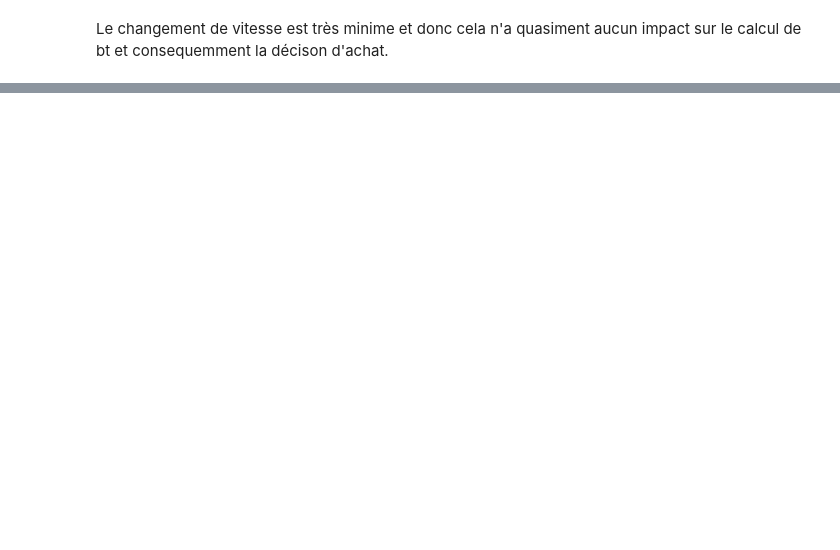
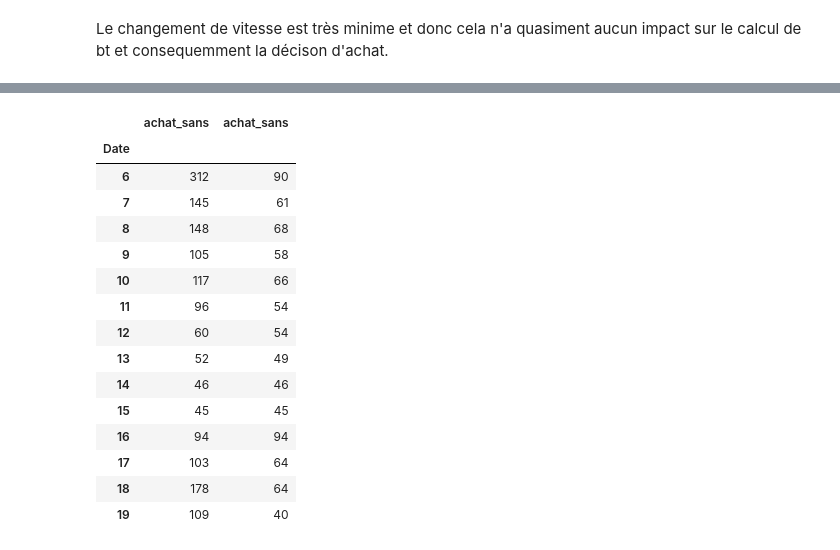
Before and after one commit to ThomasM-mecen/Displayce_internship, a Jupyter notebook: Pacing/Pacing_simulation_v5.ipynb, the cells around one changed output, grey strips where cells are left out. Cells and saved outputs as stored; diff of their text form; code cells hidden in the pictures; blank space fills up the shorter version.

```diff
--- a/Pacing/Pacing_simulation_v5.ipynb
+++ b/Pacing/Pacing_simulation_v5.ipynb
@@ -543,0 +549,19 @@ Le changement de vitesse est très minime et donc cela n'a quasiment aucun impac
+# %%
+pd.concat([jour.achat_sans.groupby(jour.index.hour).size(), jour.achat_sans.groupby(jour.index.hour).sum()],axis=1)
+# %% [output]
+|  | achat_sans | achat_sans |
+| Date |  |  |
+| 6 | 312 | 90 |
+| 7 | 145 | 61 |
+| 8 | 148 | 68 |
+| 9 | 105 | 58 |
+| 10 | 117 | 66 |
+| 11 | 96 | 54 |
+| 12 | 60 | 54 |
+| 13 | 52 | 49 |
+| 14 | 46 | 46 |
+| 15 | 45 | 45 |
+| 16 | 94 | 94 |
+| 17 | 103 | 64 |
+| 18 | 178 | 64 |
+| 19 | 109 | 40 |
```
Also changed, not shown: parts of 8 cells of this notebook, 1 other file.
